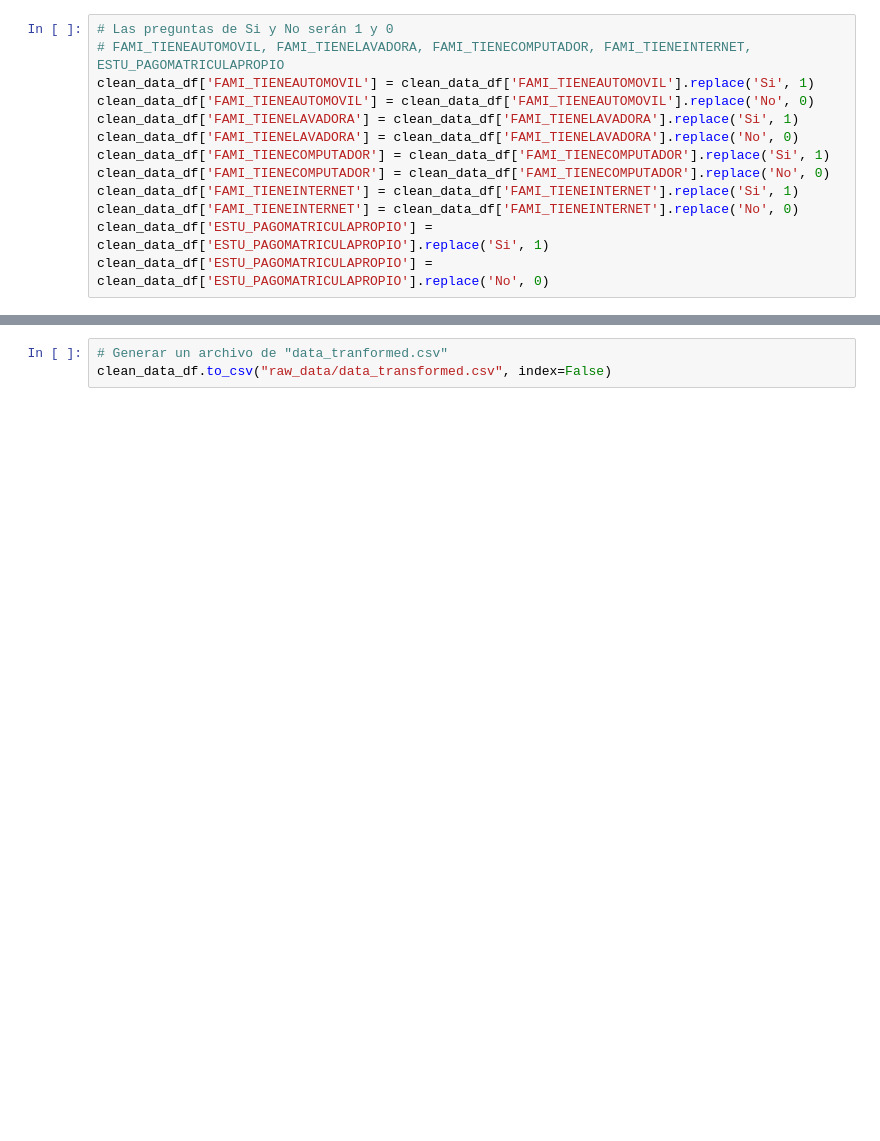
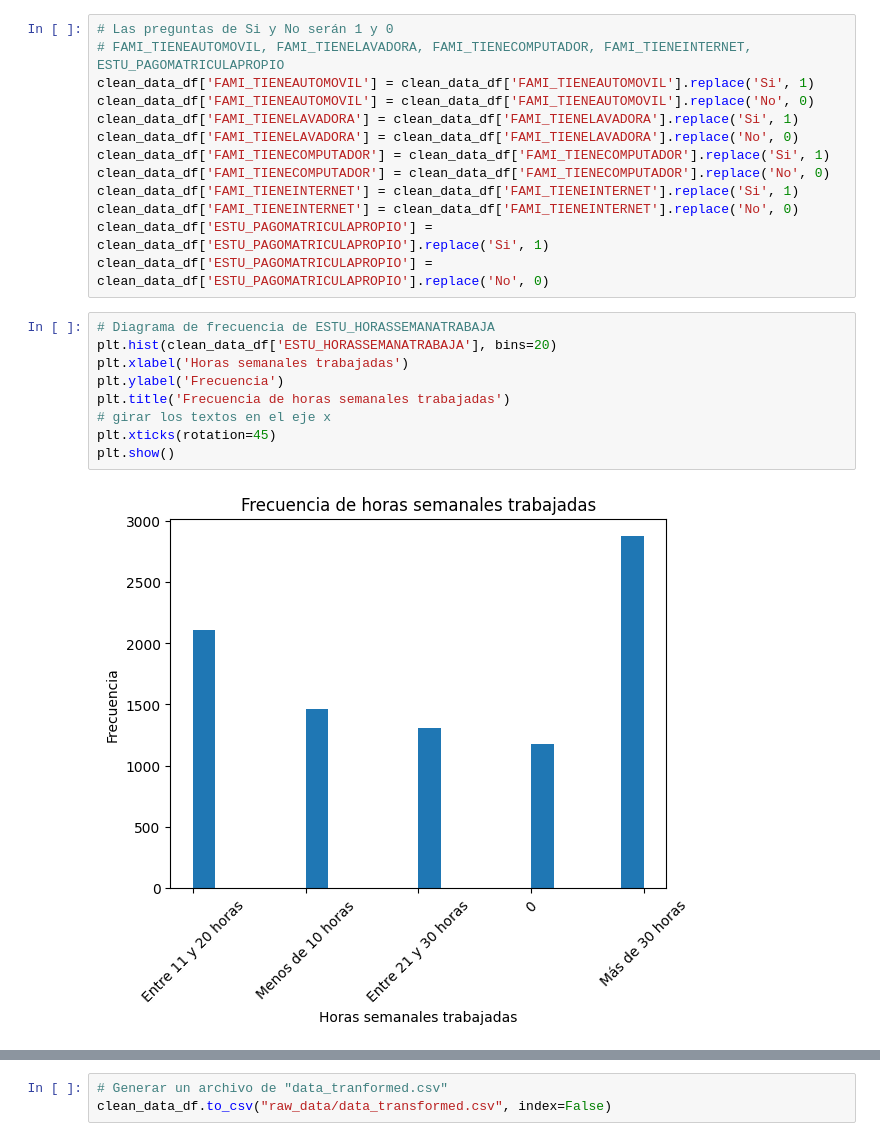
Before and after one commit to Checho019/academic-performance-prediction, a Jupyter notebook: data_transformation.ipynb, the cells around one changed output, grey strips where cells are left out. Saved outputs shown, nothing was run; the diff lists cells and outputs as text; blank space fills up the shorter version.

Commit message:
Transformar horas de trabajo

```diff
--- a/data_transformation.ipynb
+++ b/data_transformation.ipynb
@@ -46,3 +46,14 @@ clean_data_df['FAMI_TIENEINTERNET'] = clean_data_df['FAMI_TIENEINTERNET'].replac
 clean_data_df['FAMI_TIENEINTERNET'] = clean_data_df['FAMI_TIENEINTERNET'].replace('No', 0)
 clean_data_df['ESTU_PAGOMATRICULAPROPIO'] = clean_data_df['ESTU_PAGOMATRICULAPROPIO'].replace('Si', 1)
 clean_data_df['ESTU_PAGOMATRICULAPROPIO'] = clean_data_df['ESTU_PAGOMATRICULAPROPIO'].replace('No', 0)
+# %%
+# Diagrama de frecuencia de ESTU_HORASSEMANATRABAJA
+plt.hist(clean_data_df['ESTU_HORASSEMANATRABAJA'], bins=20)
+plt.xlabel('Horas semanales trabajadas')
+plt.ylabel('Frecuencia')
+plt.title('Frecuencia de horas semanales trabajadas')
+# girar los textos en el eje x
+plt.xticks(rotation=45)
+plt.show()
+# %% [output]
+[figure, added]
```
Also changed, not shown: parts of 2 cells of this notebook.
